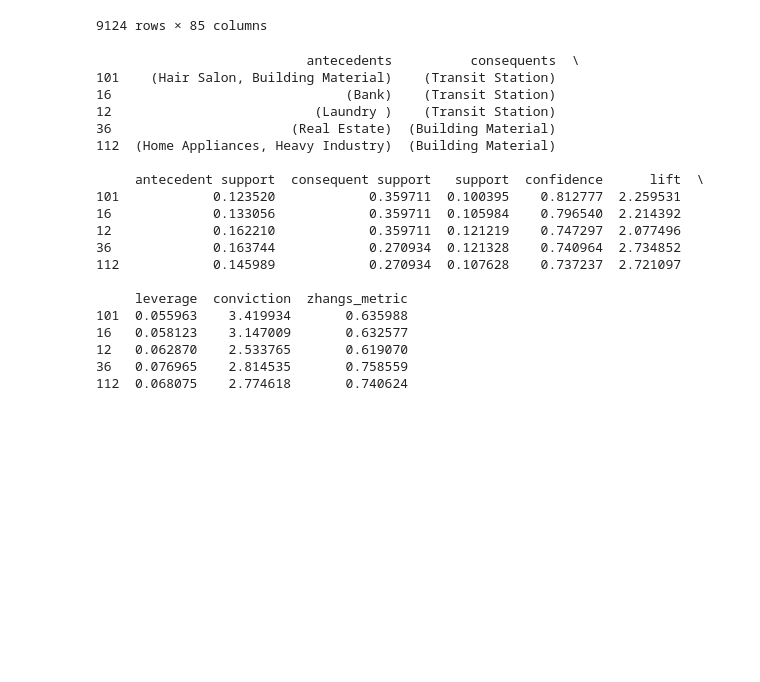
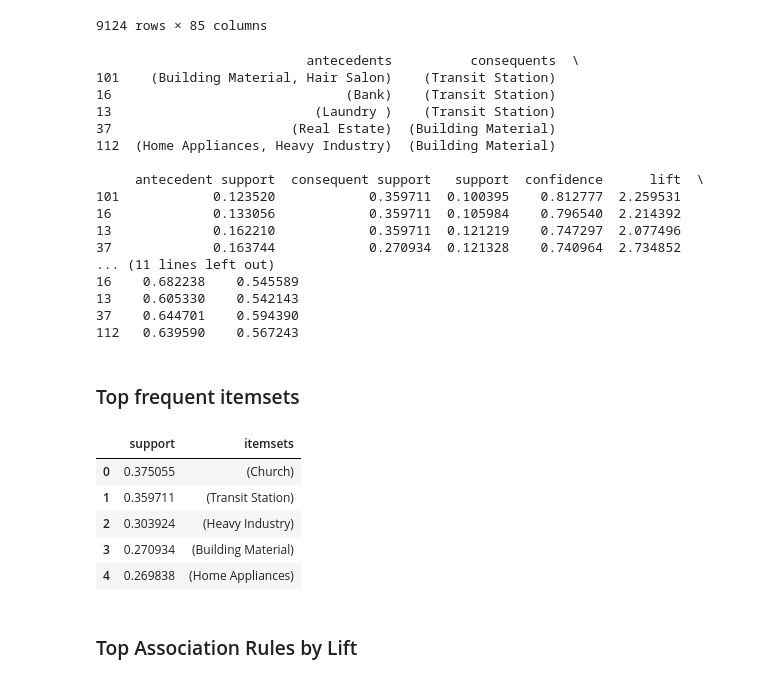
Before and after one commit to Anou-shka/SC4020_Project_2, a Jupyter notebook: Task_1/cityB.ipynb, the cells around one changed output. Drawn from its saved outputs; the diff is of its cells as text; code cells hidden in the pictures; blank space fills up the shorter version.

Commit message:
Edit Task 1, clean Task 2 data

```diff
--- a/Task_1/cityB.ipynb
+++ b/Task_1/cityB.ipynb
@@ -3,8 +3,8 @@ import numpy as np
 import pandas as pd
 from mlxtend.frequent_patterns import apriori, association_rules
 # %%
-poi_data = pd.read_csv('../Datasets/POIdata_cityB.csv')
-categories = pd.read_csv('../Datasets/POI_datacategories.csv', header=None)
+poi_data = pd.read_csv('../Datasets/Task 1/POIdata_cityB.csv')
+categories = pd.read_csv('../Datasets/Task 1/POI_datacategories.csv', header=None)
 # %%
 poi_data['grid_id'] = poi_data['x'].astype(str) + "_" + poi_data['y'].astype(str)
 grid_baskets = poi_data.groupby('grid_id')['category'].apply(list)
@@ -99,27 +99,41 @@ grid_baskets_df
 # %%
 freq_items = apriori(grid_baskets_df, min_support=0.1, use_colnames=True)
 
-rules = association_rules(freq_items, metric ="lift", min_threshold = 1)
-rules = rules.sort_values(['confidence', 'lift'], ascending =[False, False])
+rules = association_rules(
+    freq_items, metric="lift", min_threshold=1, num_itemsets=len(grid_baskets)
+)
+rules = rules.sort_values(["confidence", "lift"], ascending=[False, False])
 print(rules.head())
 # %% [output]
                            antecedents          consequents  \
-101    (Hair Salon, Building Material)    (Transit Station)
+101    (Building Material, Hair Salon)    (Transit Station)
 16                              (Bank)    (Transit Station)
-12                          (Laundry )    (Transit Station)
-36                       (Real Estate)  (Building Material)
+13                          (Laundry )    (Transit Station)
+37                       (Real Estate)  (Building Material)
 112  (Home Appliances, Heavy Industry)  (Building Material)
 
      antecedent support  consequent support   support  confidence      lift  \
 101            0.123520            0.359711  0.100395    0.812777  2.259531
 16             0.133056            0.359711  0.105984    0.796540  2.214392
-12             0.162210            0.359711  0.121219    0.747297  2.077496
-36             0.163744            0.270934  0.121328    0.740964  2.734852
-112            0.145989            0.270934  0.107628    0.737237  2.721097
-
-     leverage  conviction  zhangs_metric
-101  0.055963    3.419934       0.635988
-16   0.058123    3.147009       0.632577
-12   0.062870    2.533765       0.619070
-36   0.076965    2.814535       0.758559
-112  0.068075    2.774618       0.740624
+13             0.162210            0.359711  0.121219    0.747297  2.077496
+37             0.163744            0.270934  0.121328    0.740964  2.734852
+... (11 lines left out)
+16    0.682238    0.545589
+13    0.605330    0.542143
+37    0.644701    0.594390
+112   0.639590    0.567243
+# %% [markdown]
+### Top frequent itemsets
+# %%
+# sort the dataframe by the support count and reset the index
+freq_itemsets_copy = freq_items.sort_values(
+    "support", ascending=False
+).reset_index(drop=True)
+freq_itemsets_copy.head()
+# %% [output]
+|  | support | itemsets |
+| 0 | 0.375055 | (Church) |
+| 1 | 0.359711 | (Transit Station) |
+| 2 | 0.303924 | (Heavy Industry) |
+| 3 | 0.270934 | (Building Material) |
+| 4 | 0.269838 | (Home Appliances) |
@@ -125,0 +143,2 @@ print(rules.head())
+# %% [markdown]
+### Top Association Rules by Lift
```
Also changed, not shown: parts of 4 cells of this notebook, 16 other files.
